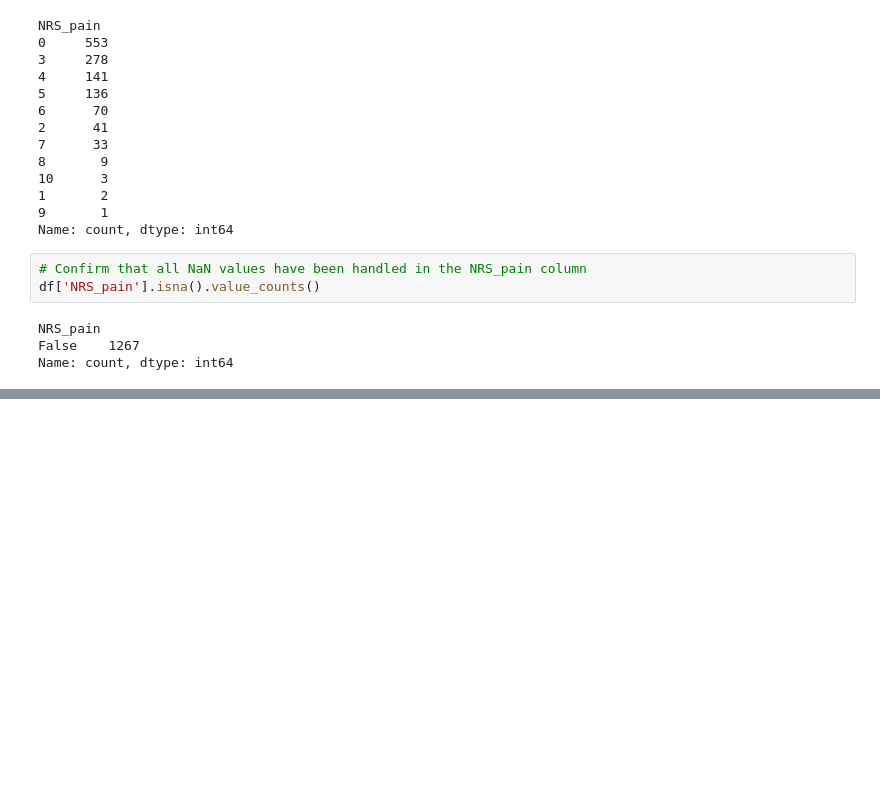
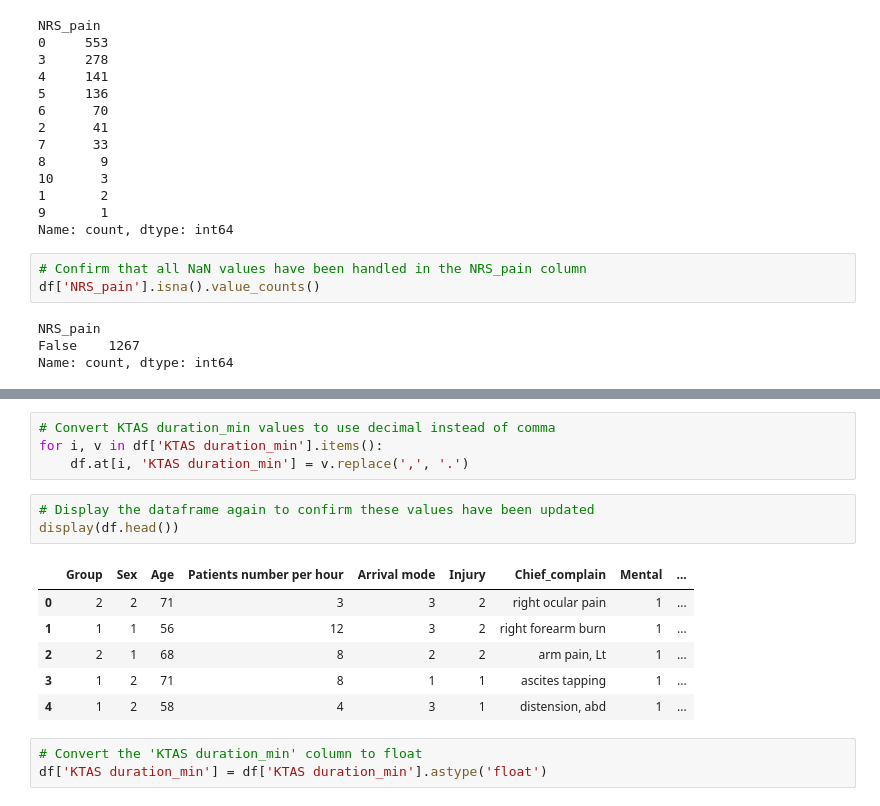
Before and after one commit to erincameron11/emergency-triage-status, a Jupyter notebook: 1_data_cleaning_exploration.ipynb, the cells around one changed output, grey strips where cells are left out. Drawn from its saved outputs; the diff is of its cells as text; blank space fills up the shorter version.

Commit message:
converted data types of df columns

```diff
--- a/1_data_cleaning_exploration.ipynb
+++ b/1_data_cleaning_exploration.ipynb
@@ -181,0 +211,17 @@ Name: count, dtype: int64
+# %%
+# Convert KTAS duration_min values to use decimal instead of comma
+for i, v in df['KTAS duration_min'].items():
+    df.at[i, 'KTAS duration_min'] = v.replace(',', '.')
+# %%
+# Display the dataframe again to confirm these values have been updated
+display(df.head())
+# %% [output]
+|  | Group | Sex | Age | Patients number per hour | Arrival mode | Injury | Chief_complain | Mental | ... |
+| 0 | 2 | 2 | 71 | 3 | 3 | 2 | right ocular pain | 1 | ... |
+| 1 | 1 | 1 | 56 | 12 | 3 | 2 | right forearm burn | 1 | ... |
+| 2 | 2 | 1 | 68 | 8 | 2 | 2 | arm pain, Lt | 1 | ... |
+| 3 | 1 | 2 | 71 | 8 | 1 | 1 | ascites tapping | 1 | ... |
+| 4 | 1 | 2 | 58 | 4 | 3 | 1 | distension, abd | 1 | ... |
+# %%
+# Convert the 'KTAS duration_min' column to float
+df['KTAS duration_min'] = df['KTAS duration_min'].astype('float')
```
Also changed, not shown: parts of 3 cells of this notebook.
